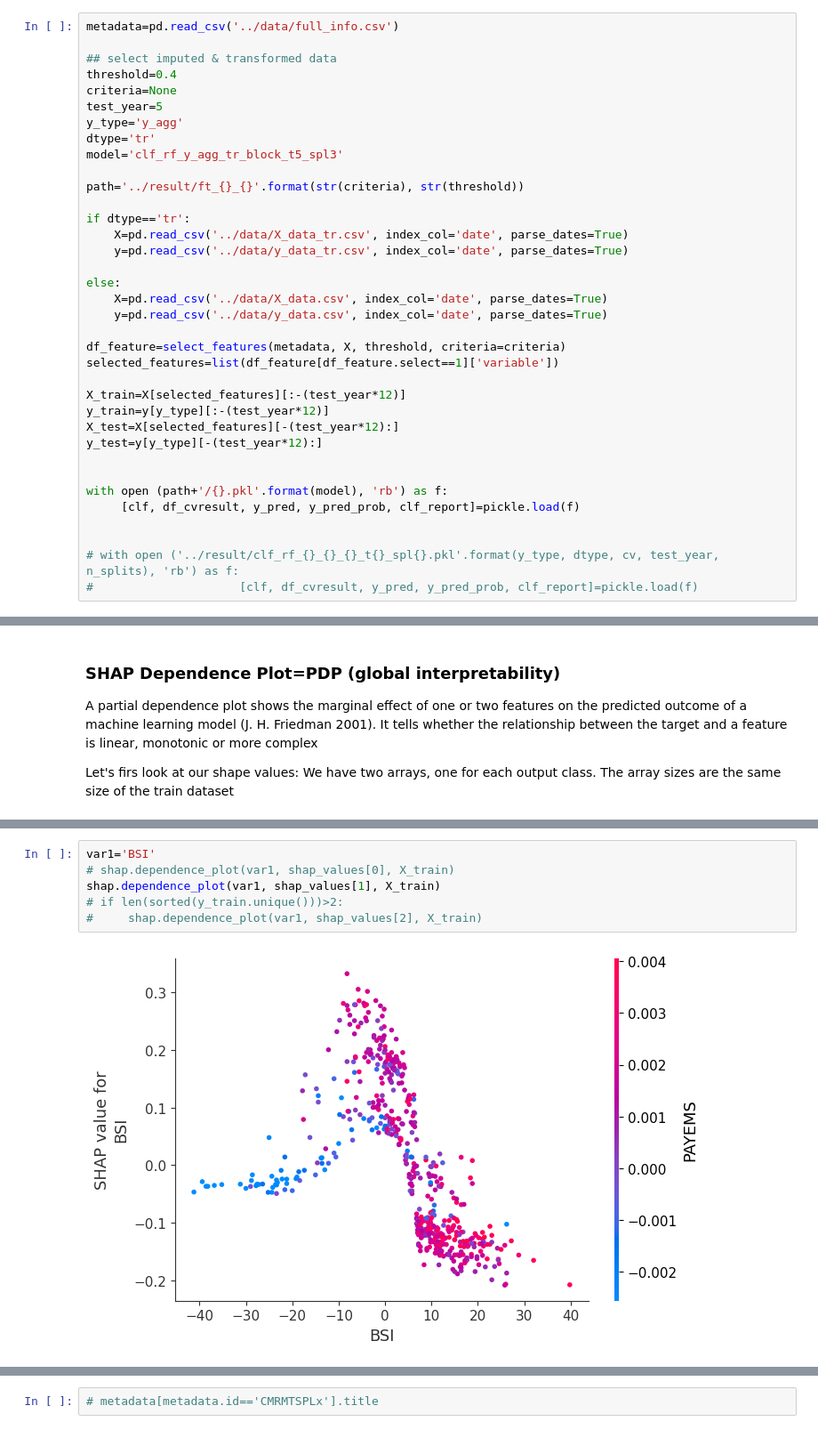
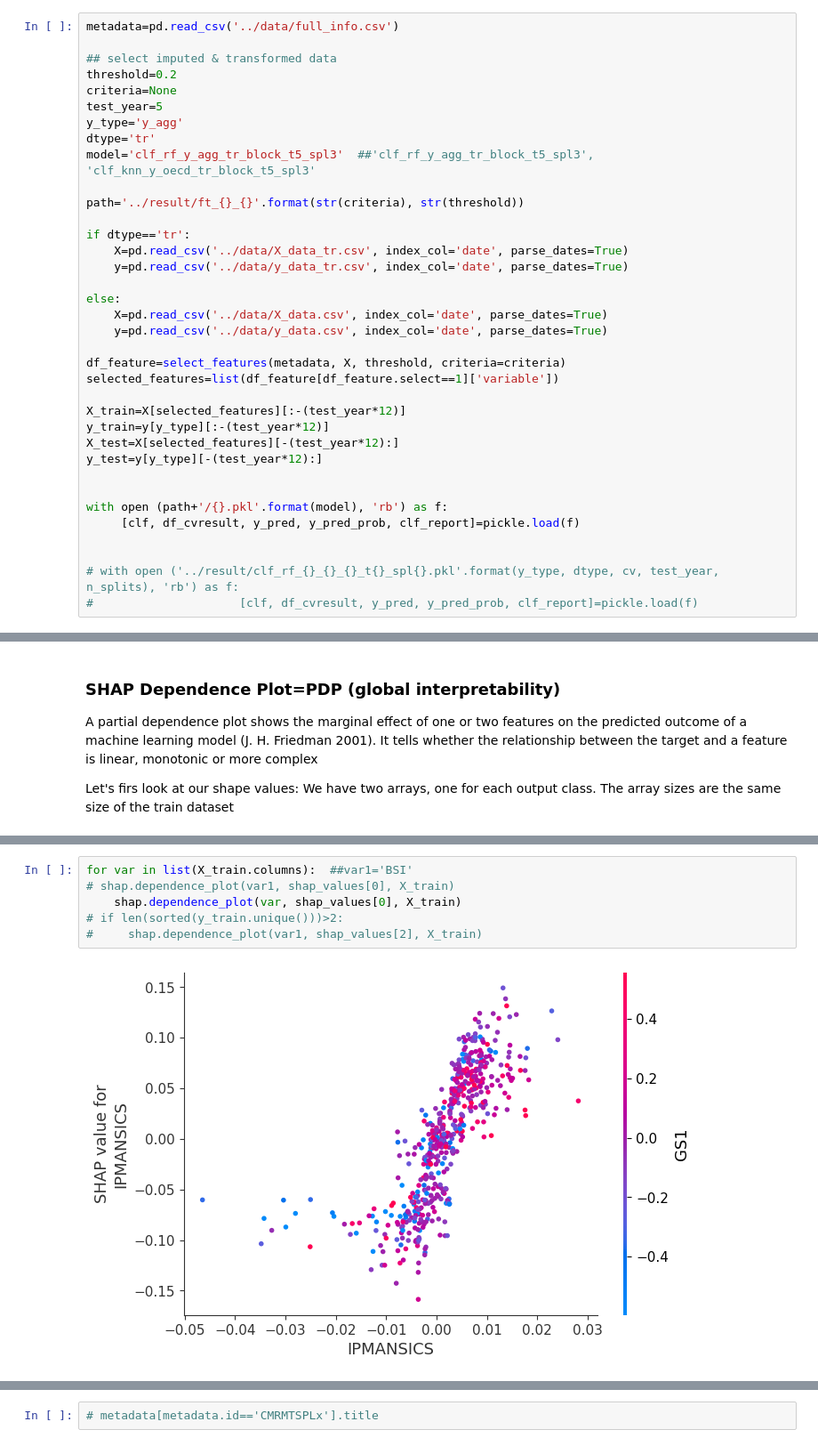
Before and after one commit to rlieu/milestoneII, a Jupyter notebook: models/evaluation.ipynb, the cells around one changed output, grey strips where cells are left out. Shown at 89% size. Cells and saved outputs as stored; diff of their text form.

```diff
--- a/models/evaluation.ipynb
+++ b/models/evaluation.ipynb
@@ -46,12 +47,12 @@ shap.initjs()
 metadata=pd.read_csv('../data/full_info.csv')
 
 ## select imputed & transformed data
-threshold=0.4
+threshold=0.2
 criteria=None
 test_year=5
 y_type='y_agg'
 dtype='tr'
-model='clf_rf_y_agg_tr_block_t5_spl3'
+model='clf_rf_y_agg_tr_block_t5_spl3'  ##'clf_rf_y_agg_tr_block_t5_spl3', 'clf_knn_y_oecd_tr_block_t5_spl3'
 
 path='../result/ft_{}_{}'.format(str(criteria), str(threshold))
 
@@ -163,8 +189,8 @@ shap_values[0].shape, X_train.shape   ## training dataset * feature numbers
 # %%
-var1='BSI'
+for var in list(X_train.columns):  ##var1='BSI'
 # shap.dependence_plot(var1, shap_values[0], X_train)
-shap.dependence_plot(var1, shap_values[1], X_train)
+    shap.dependence_plot(var, shap_values[0], X_train)
 # if len(sorted(y_train.unique()))>2:
 #     shap.dependence_plot(var1, shap_values[2], X_train)
 # %% [output]
-[figure, old version]
+[figure, new version]
```
Also changed, not shown: parts of 33 cells of this notebook, 52 other files.
